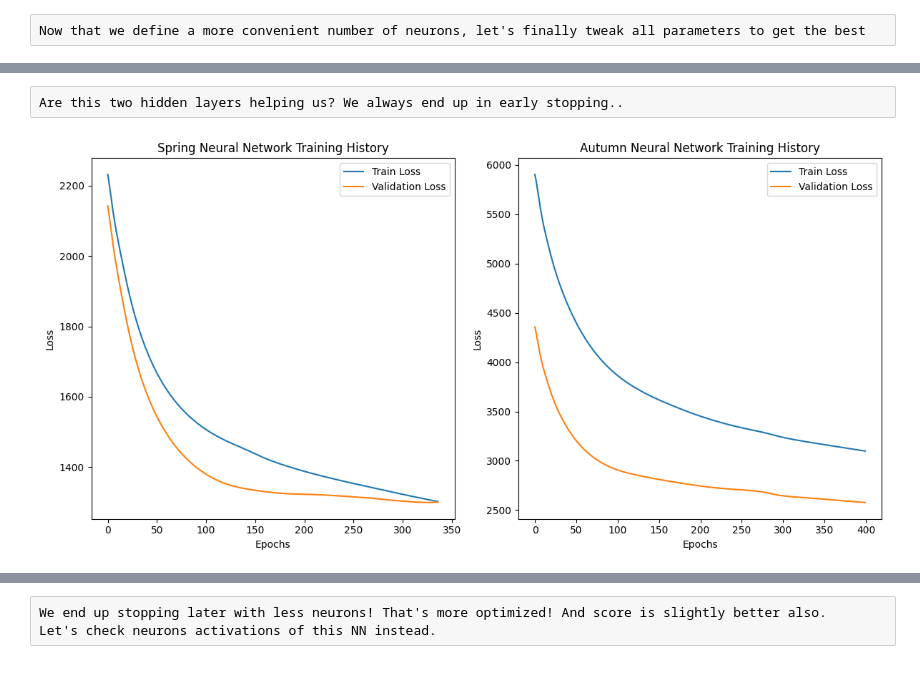
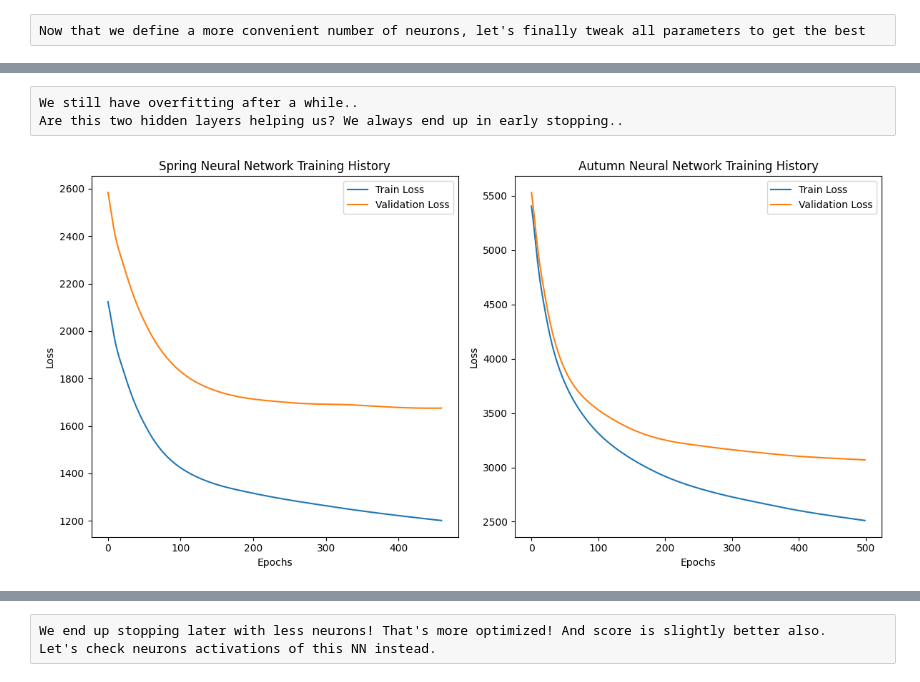
Before and after one commit to lollo004/bird_migration_NN, a Jupyter notebook: main.ipynb, the cells around one changed output, grey strips where cells are left out. Saved outputs shown, nothing was run; the diff lists cells and outputs as text; code cells hidden in the pictures.

```diff
--- a/main.ipynb
+++ b/main.ipynb
@@ -619,14 +568,15 @@ plt.show()
 # %% [raw]
 This data suits more to a tanh activation function, helping us to learn better:
 # %%
-def build_nn_model(input_dim, l1l2=None, l2l3=None):
+def build_nn_model(input_dim, l1l2=None, l2l3=None, learning_rate=0.001):
+    optimizer = tf.keras.optimizers.Adam(learning_rate=learning_rate)
     model = Sequential([
         Input(shape=(input_dim,)),
         Dense(64, activation='tanh', kernel_regularizer=l1l2),
         Dense(32, activation='tanh', kernel_regularizer=l2l3),
         Dense(1, activation='linear')
     ])
-    model.compile(optimizer='adam', loss='mse', metrics=['mae'])
+    model.compile(optimizer=optimizer, loss='mse', metrics=['mae'])
     return model
 
 def fit_nn_model(nn, X_train, y_train, X_test, y_test, callback):
@@ -680,12 +629,13 @@ Let's first increase number of epochs and batch size to stabilize gradients
 # %%
-def build_nn_model(input_dim, l1l2=None, l2l3=None):
+def build_nn_model(input_dim, l1l2=None, l2l3=None, learning_rate=0.001):
+    optimizer = tf.keras.optimizers.Adam(learning_rate=learning_rate)
     model = Sequential([
         Input(shape=(input_dim,)),
         Dense(64, activation='tanh', kernel_regularizer=l1l2),
         Dense(32, activation='tanh', kernel_regularizer=l2l3),
         Dense(1, activation='linear')
     ])
-    model.compile(optimizer='adam', loss='mse', metrics=['mae'])
+    model.compile(optimizer=optimizer, loss='mse', metrics=['mae'])
     return model
 
 def fit_nn_model(nn, X_train, y_train, X_test, y_test, callback):
@@ -693,7 +643,7 @@ def fit_nn_model(nn, X_train, y_train, X_test, y_test, callback):
     X_train, y_train,
     shuffle=True,
     epochs=400,
-    batch_size=100,
+    batch_size=90,
     validation_data=(X_test, y_test),
     callbacks=[callback],
     verbose=0)
@@ -849,22 +795,23 @@ NeuronsActivationReport(32, 16, X_train_autumn, y_train_autumn, X_test_autumn, y
 # %% [raw]
 Now that we define a more convenient number of neurons, let's finally tweak all parameters to get the best
 # %%
-def build_nn_model(input_dim, neurons_l1, neurons_l2, l1l2=None, l2l3=None):
+def build_nn_model(input_dim, neurons_l1, neurons_l2, l1l2=None, l2l3=None, learning_rate=0.001):
+    optimizer = tf.keras.optimizers.Adam(learning_rate=learning_rate)
     model = Sequential([
         Input(shape=(input_dim,)),
         Dense(neurons_l1, activation='tanh', kernel_regularizer=l1l2),
         Dense(neurons_l2, activation='tanh', kernel_regularizer=l2l3),
         Dense(1, activation='linear')
     ])
-    model.compile(optimizer='adam', loss='mse', metrics=['mae'])
+    model.compile(optimizer=optimizer, loss='mse', metrics=['mae'])
     return model
 
 def fit_nn_model(nn, X_train, y_train, X_test, Y_test, callback):
     return nn.fit(
     X_train, y_train,
     shuffle=True,
-    epochs=200,
-    batch_size=30,
+    epochs=500,
+    batch_size=100,
     callbacks=[callback],
     validation_data=(X_test, Y_test),
     verbose=0)
@@ -907,13 +854,15 @@ R^2: 0.3439585529156767
 # %% [raw]
+We still have overfitting after a while..
 Are this two hidden layers helping us? We always end up in early stopping..
 # %%
-def build_nn_model(input_dim, neurons_l1, l1l2=None):
+def build_nn_model(input_dim, neurons_l1, l1l2=None, learning_rate=0.001):
+    optimizer = tf.keras.optimizers.Adam(learning_rate=learning_rate)
     model = Sequential([
         Input(shape=(input_dim,)),
         Dense(neurons_l1, activation='tanh', kernel_regularizer=l1l2),
         Dense(1, activation='linear')
     ])
-    model.compile(optimizer='adam', loss='mse', metrics=['mae'])
+    model.compile(optimizer=optimizer, loss='mse', metrics=['mae'])
     return model
 
 def fit_nn_model(nn, X_train, y_train, X_test, Y_test, callback):
@@ -921,23 +870,23 @@ def fit_nn_model(nn, X_train, y_train, X_test, Y_test, callback):
     X_train, y_train,
     shuffle=True,
     epochs=500,
-    batch_size=30,
+    batch_size=90,
     callbacks=[callback],
     validation_data=(X_test, Y_test),
     verbose=0)
 # %%
 l1_l2=tf.keras.regularizers.L1L2(l1=0.001, l2=0.001) # Lambda = 0.01
-early_stop = EarlyStopping(monitor='val_loss', patience=10, restore_best_weights=True) # Increase our patience
+early_stop = EarlyStopping(monitor='val_loss', patience=15, restore_best_weights=True) # Increase our patience
 
-nn_spring = build_nn_model(X_train_spring.shape[1], 16, l1_l2)
-nn_autumn = build_nn_model(X_train_autumn.shape[1], 32, l1_l2)
+nn_spring = build_nn_model(X_train_spring.shape[1], 16, l1_l2, learning_rate=0.001)
+nn_autumn = build_nn_model(X_train_autumn.shape[1], 32, l1_l2, learning_rate=0.001)
 
 history_spring = fit_nn_model(nn_spring, X_train_spring, y_train_spring, X_test_spring, y_test_spring, [early_stop])
 history_autumn = fit_nn_model(nn_autumn, X_train_autumn, y_train_autumn, X_test_autumn, y_test_autumn, [early_stop])
 
 plot_fit_history(history_spring, history_autumn)
 # %% [output]
-[figure, old version]
+[figure, new version]
 # %%
 evaluate_model("NN Spring 2.3", models_spring, nn_spring,
                   X_train_spring, X_test_spring, y_train_spring, y_test_spring,
```
Also changed, not shown: parts of 54 cells of this notebook.
